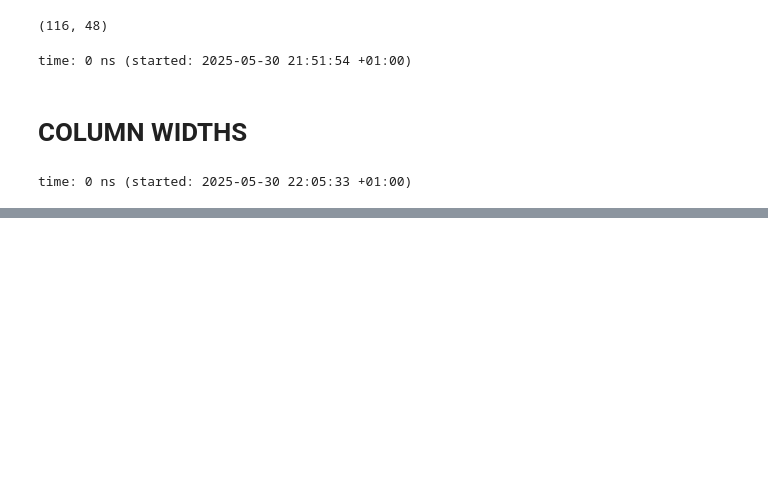
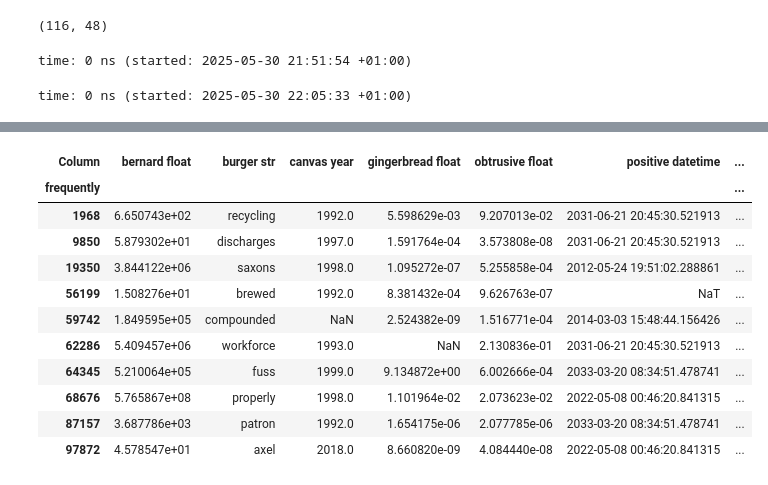
Before and after one commit to mynl/archivum_project, a Jupyter notebook: temp/text-extractor.ipynb, the cells around one changed output, grey strips where cells are left out. Cells and saved outputs as stored; diff of their text form; code cells hidden in the pictures; blank space fills up the shorter version.

```diff
--- a/temp/text-extractor.ipynb
+++ b/temp/text-extractor.ipynb
@@ -1796,8 +1640,6 @@ t
 # %% [output]
 (116, 48)
 time: 0 ns (started: 2025-05-30 21:51:54 +01:00)
-# %% [markdown]
-# COLUMN WIDTHS
 # %%
 for k, v in ts.items():
     # if k != 'multiindex': continue
@@ -1994,3 +1836,24 @@ formatted output
 ┕━━━━━━┷━━━━━━━┷━━━━━━┷━━━━━━━━━┷━━━━━━┷━━━━━━━┷━━━━━━━━┷━━━━━━━┷━━━━━━━┷━━━━━━━━┷━━━━━━━━━┷━━━━━━━┷━━━━━━━━┙
 =*=*=*=*=*=*=*=*=*=*=*=*=*=*=*=*=*=*=*=*=*=*=*=*=*=*=*=*=*=*=*=*=*=*=*=*=*=*=*=*=*=*=*=*=*=*=*=*=*=*=*=*=*=*=*=*=*=*=*=*=*=*=*=*=*=*=*=*=*=*=*=*=*=*=*=*=*=*=*=*
 time: 297 ms (started: 2025-05-30 22:06:33 +01:00)
+# %%
+from greater_tables import TestDFGenerator
+from greater_tables import GT
+import scratch as sc
+tdf = TestDFGenerator()
+ts = tdf.test_suite()
+ts['basic']['strcol'] = "Print a wrapped table with multi-index and multi-column support reconnaissance"
+ts['basic']
+# %% [output]
+| Column | bernard float | burger str | canvas year | gingerbread float | obtrusive float | positive datetime | ... |
+| frequently |  |  |  |  |  |  | ... |
+| 1968 | 6.650743e+02 | recycling | 1992.0 | 5.598629e-03 | 9.207013e-02 | 2031-06-21 20:45:30.521913 | ... |
+| 9850 | 5.879302e+01 | discharges | 1997.0 | 1.591764e-04 | 3.573808e-08 | 2031-06-21 20:45:30.521913 | ... |
+| 19350 | 3.844122e+06 | saxons | 1998.0 | 1.095272e-07 | 5.255858e-04 | 2012-05-24 19:51:02.288861 | ... |
+| 56199 | 1.508276e+01 | brewed | 1992.0 | 8.381432e-04 | 9.626763e-07 | NaT | ... |
+| 59742 | 1.849595e+05 | compounded | NaN | 2.524382e-09 | 1.516771e-04 | 2014-03-03 15:48:44.156426 | ... |
+| 62286 | 5.409457e+06 | workforce | 1993.0 | NaN | 2.130836e-01 | 2031-06-21 20:45:30.521913 | ... |
+| 64345 | 5.210064e+05 | fuss | 1999.0 | 9.134872e+00 | 6.002666e-04 | 2033-03-20 08:34:51.478741 | ... |
+| 68676 | 5.765867e+08 | properly | 1998.0 | 1.101964e-02 | 2.073623e-02 | 2022-05-08 00:46:20.841315 | ... |
+| 87157 | 3.687786e+03 | patron | 1992.0 | 1.654175e-06 | 2.077785e-06 | 2033-03-20 08:34:51.478741 | ... |
+| 97872 | 4.578547e+01 | axel | 2018.0 | 8.660820e-09 | 4.084440e-08 | 2022-05-08 00:46:20.841315 | ... |
```
Also changed, not shown: parts of 89 cells of this notebook, 9 other files.
